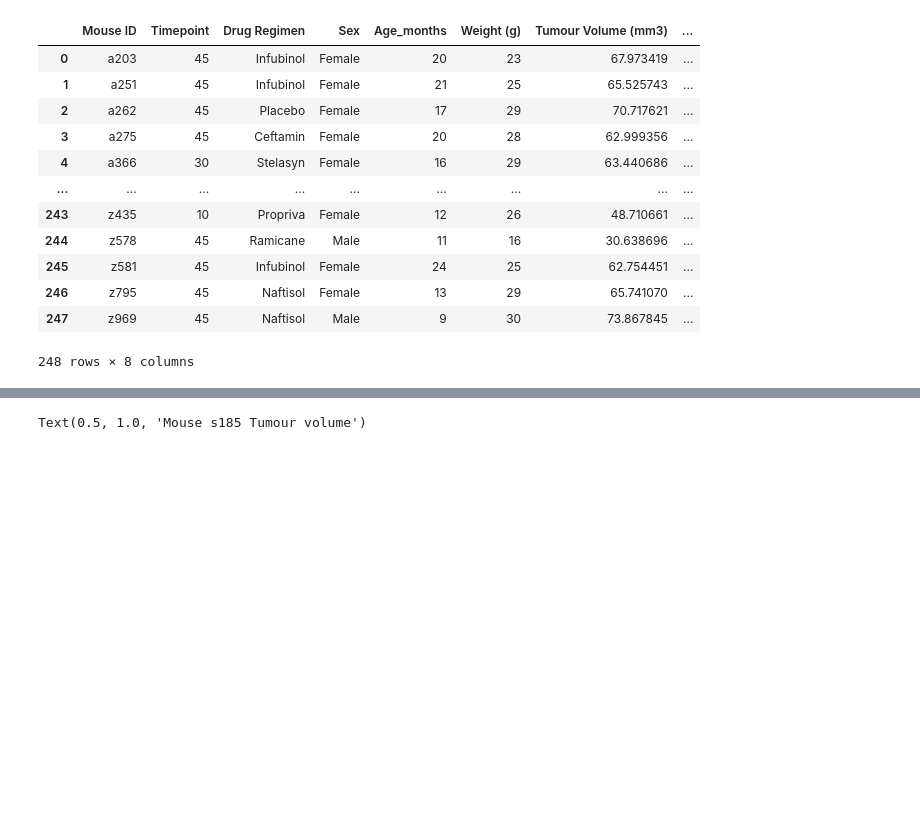
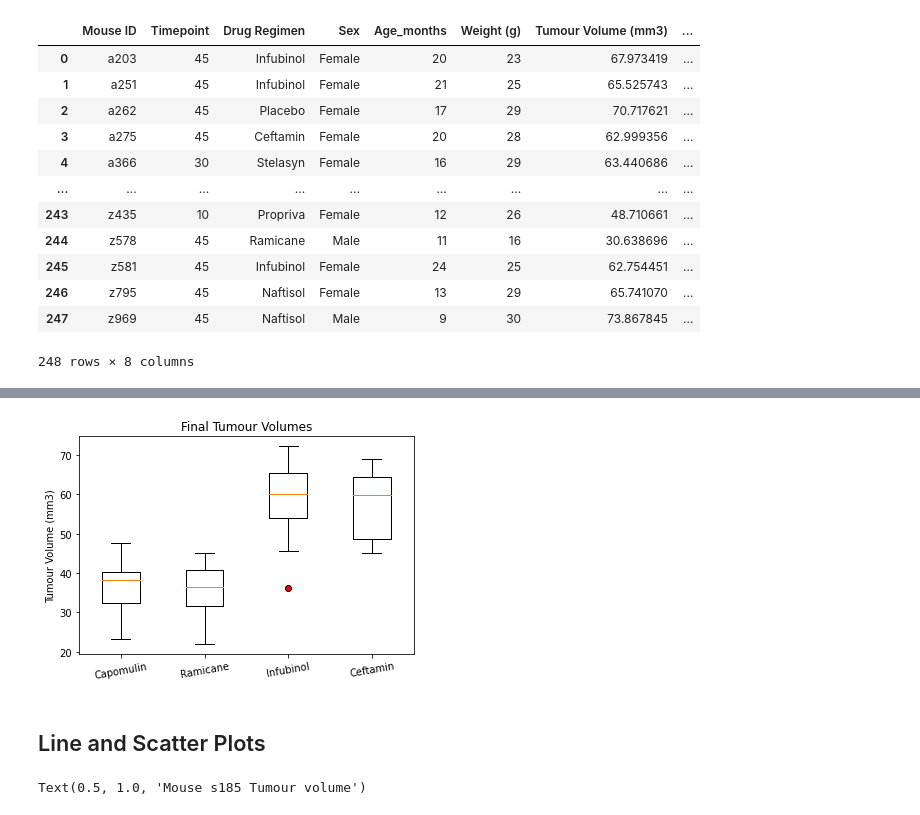
Before and after one commit to DannyBruzz/Matplotlib, a Jupyter notebook: Pymaceuticals/pymaceuticals_V2.ipynb, the cells around one changed output, grey strips where cells are left out. Saved outputs shown, nothing was run; the diff lists cells and outputs as text; code cells hidden in the pictures; blank space fills up the shorter version.

```diff
--- a/Pymaceuticals/Pymaceuticals_v1.ipynb
+++ b/Pymaceuticals/pymaceuticals_V2.ipynb
@@ -411,19 +229,23 @@ treatments_list = ['Capomulin', 'Ramicane', 'Infubinol', 'Ceftamin']
 # Create empty list to fill with tumour vol data (for plotting)
 tumour_vol_list = []
 
+# Calculate the IQR and quantitatively determine if there are any potential outliers.
 for treatment in treatments_list:
     final_tumour_vol = merged_data.loc[merged_data["Drug Regimen"] == treatment, 'Tumour Volume (mm3)']
-    tumour_vol_list.append(final_tumor_vol)
+    tumour_vol_list.append(final_tumour_vol)
     quartiles = final_tumour_vol.quantile([.25,.5,.75])
     lowerq = quartiles[0.25]
+    print(f"{treatment}'s Lower quartile: {lowerq}")
     upperq = quartiles[0.75]
+    print(f"{treatment}'s Upper quartile: {upperq}")
     iqr = upperq-lowerq
+    print(f"{treatment}'s IQR: {iqr}")
     lower_bound = lowerq - (1.5*iqr)
+    print(f"{treatment}'s Lower Bound: {lower_bound}")
     upper_bound = upperq + (1.5*iqr)
+    print(f"{treatment}'s Upper Bound: {upper_bound}")
     outliers = final_tumour_vol.loc[(final_tumour_vol < lower_bound) |(final_tumour_vol > upper_bound)]
     print(f"{treatment}'s potential outliers: {outliers}")
-# Calculate the IQR and quantitatively determine if there are any potential outliers.
-
 
     # Locate the rows which contain mice on each drug and get the tumour volumes
 
@@ -440,3 +275,17 @@ NameError: name 'final_tumor_vol' is not defined
+# %%
+# Generate a box plot of the final tumour volume of each mouse across four regimens of interest
+flierprops = dict(marker='o', markerfacecolor='r',linestyle='none')
+fig, ax = plt.subplots()
+ax.boxplot(tumour_vol_list, flierprops=flierprops)
+ax.set_title("Final Tumour Volumes")
+ax.set_ylabel("Tumour Volume (mm3)")
+plt.xticks([1, 2, 3, 4], treatments_list, rotation=10)
+
+plt.show()
+# %% [output]
+[figure, added]
+# %% [markdown]
+## Line and Scatter Plots
 # %%
 # Generate a line plot of tumour volume vs. time point for a mouse treated with Capomulin
 line_df = clean_df.copy()
```
Also changed, not shown: parts of 33 cells of this notebook.
